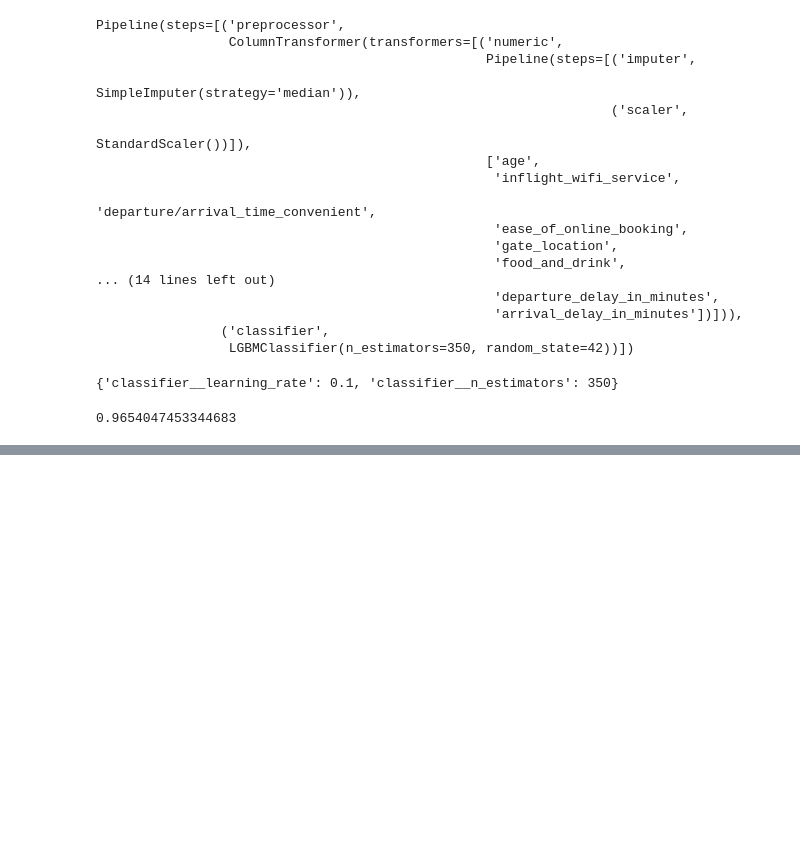
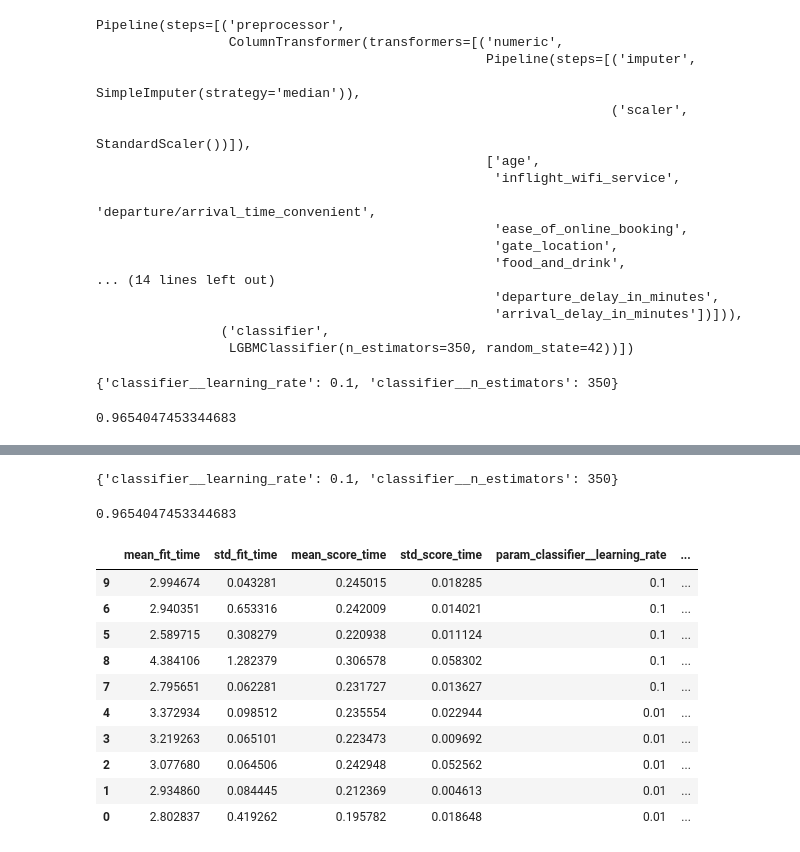
Before and after one commit to martabaker/ds_project_4, a Jupyter notebook: Notebooks/Models_Sarah_pipeline.ipynb, the cells around one changed output, grey strips where cells are left out. Drawn from its saved outputs; the diff is of its cells as text; code cells hidden in the pictures; blank space fills up the shorter version.

```diff
--- a/Notebooks/Models_Sarah_pipeline.ipynb
+++ b/Notebooks/Models_Sarah_pipeline.ipynb
@@ -2626,0 +2639,24 @@ df_grid4.sort_values("rank_test_score").head(5)
+# %%
+# Grid Search #6: LGBM on binned_df to confirm ideal learning_rate
+
+model_pipeline = Pipeline([
+    ('preprocessor', preprocessor),
+    ('classifier', LGBMClassifier(random_state=42))
+])
+
+search_grid = {
+    "classifier__n_estimators": [250, 275, 300, 325, 350],
+    "classifier__learning_rate": [0.01, 0.1, 1]
+}
+
+GS = GridSearchCV(model_pipeline,
+                 param_grid = search_grid,
+                 scoring = "f1_weighted",
+                refit = "f1_weighted",
+                cv = 5,
+                verbose = 3)
+# %%
+# Train model and print run time
+start_time = time.time()
+GS.fit(X_train, y_train)
+print("--- %s seconds ---" % (time.time() - start_time))
@@ -2626,0 +2702,25 @@ df_grid4.sort_values("rank_test_score").head(5)
+# %%
+# Hyperparameter values searched for in the grid
+GS.best_params_
+# %% [output]
+{'classifier__learning_rate': 0.1, 'classifier__n_estimators': 350}
+# %%
+# Best F1 score (average of precision and recall)
+GS.best_score_
+# %% [output]
+0.9654047453344683
+# %%
+df_grid6 = pd.DataFrame(GS.cv_results_)
+df_grid6.sort_values("rank_test_score").head(10)
+# %% [output]
+|  | mean_fit_time | std_fit_time | mean_score_time | std_score_time | param_classifier__learning_rate | ... |
+| 9 | 2.994674 | 0.043281 | 0.245015 | 0.018285 | 0.1 | ... |
+| 6 | 2.940351 | 0.653316 | 0.242009 | 0.014021 | 0.1 | ... |
+| 5 | 2.589715 | 0.308279 | 0.220938 | 0.011124 | 0.1 | ... |
+| 8 | 4.384106 | 1.282379 | 0.306578 | 0.058302 | 0.1 | ... |
+| 7 | 2.795651 | 0.062281 | 0.231727 | 0.013627 | 0.1 | ... |
+| 4 | 3.372934 | 0.098512 | 0.235554 | 0.022944 | 0.01 | ... |
+| 3 | 3.219263 | 0.065101 | 0.223473 | 0.009692 | 0.01 | ... |
+| 2 | 3.077680 | 0.064506 | 0.242948 | 0.052562 | 0.01 | ... |
+| 1 | 2.934860 | 0.084445 | 0.212369 | 0.004613 | 0.01 | ... |
+| 0 | 2.802837 | 0.419262 | 0.195782 | 0.018648 | 0.01 | ... |
```
Also changed, not shown: parts of 10 cells of this notebook, 2 other files.
